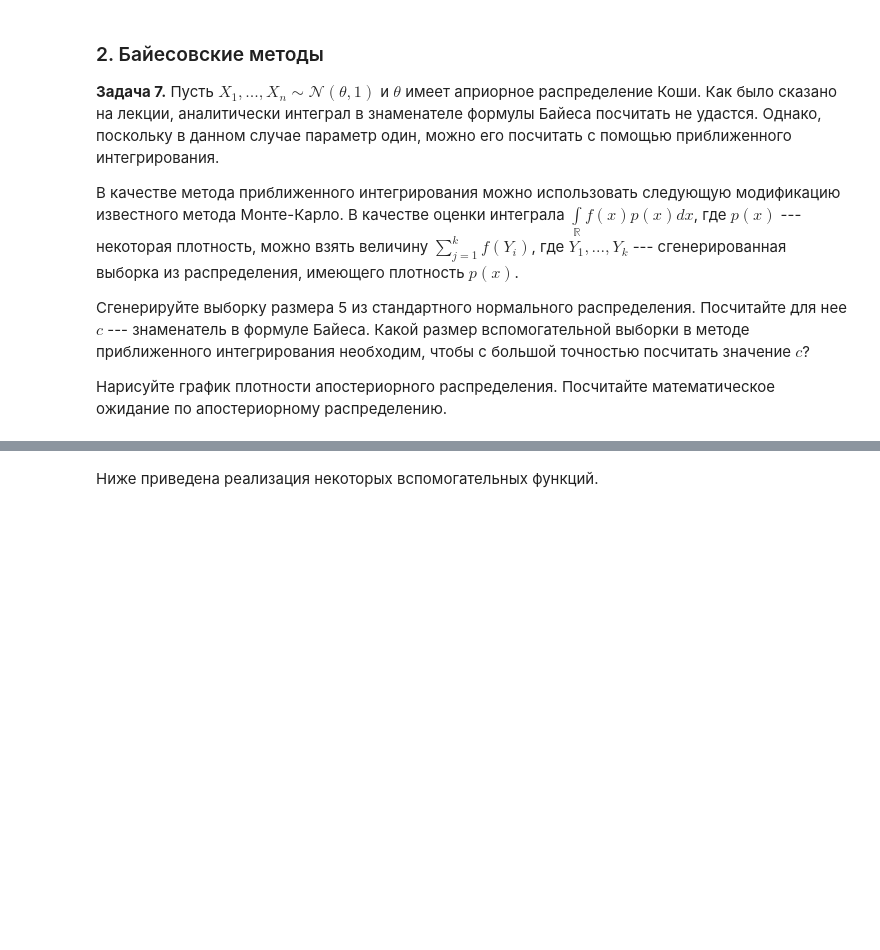
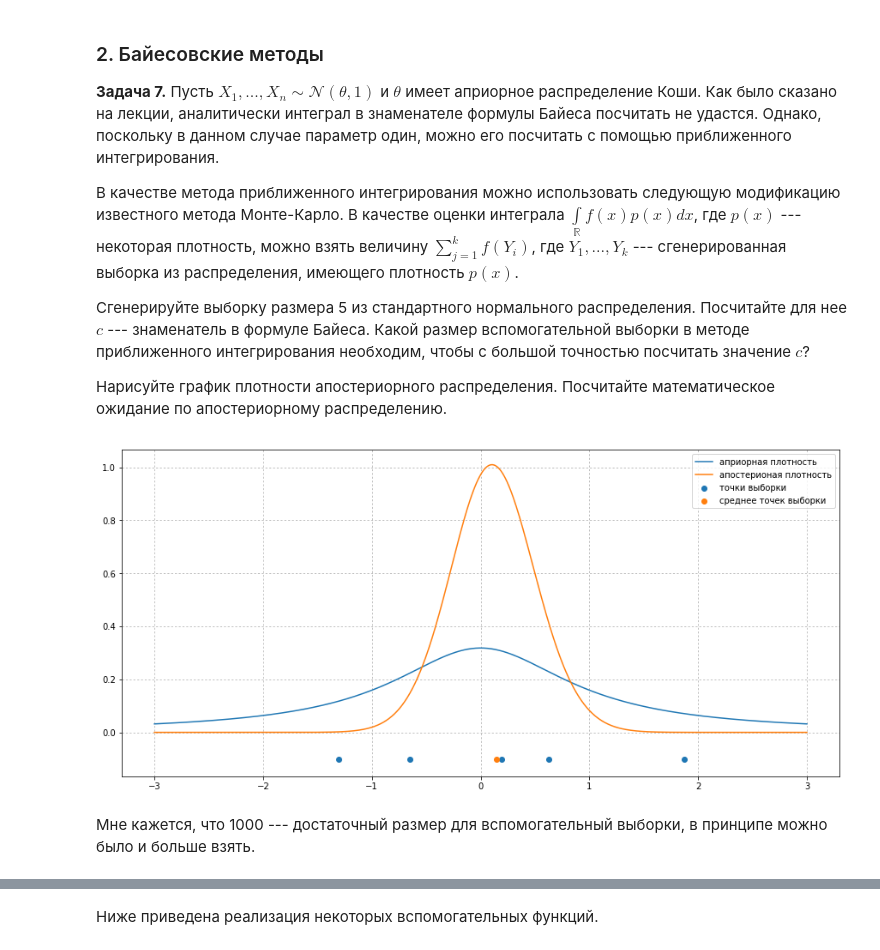
Before and after one commit to heorhii-bolotov/MIPT-Statistics, a Jupyter notebook: 4/4.30.ipynb, the cells around one changed output, grey strips where cells are left out. Cells and saved outputs as stored; diff of their text form; code cells hidden in the pictures; blank space fills up the shorter version.

```diff
--- a/4/4.30.ipynb
+++ b/4/4.30.ipynb
@@ -497,6 +512,24 @@ KS-stat: 0.115
 Сгенерируйте выборку размера 5 из стандартного нормального распределения. Посчитайте для нее $c$ --- знаменатель в формуле Байеса. Какой размер вспомогательной выборки в методе приближенного интегрирования необходим, чтобы с большой точностью посчитать значение $c$?
 
 Нарисуйте график плотности апостериорного распределения. Посчитайте математическое ожидание по апостериорному распределению.
+# %%
+xs = sps.norm.rvs(size=5)
+ys = sps.cauchy.rvs(size=1000)
+знаменатель = sps.norm(loc=ys[:, np.newaxis]).pdf(xs[np.newaxis, :]).prod(axis=1).mean()
+
+plt.figure(figsize=(15, 7))
+grid = np.linspace(-3, 3, 1000)
+plt.plot(grid, sps.cauchy.pdf(grid), label='априорная плотность')
+plt.plot(grid, sps.cauchy.pdf(grid) * sps.norm(loc=grid[:, np.newaxis]).pdf(xs[np.newaxis, :]).prod(axis=1) / знаменатель, label='апостерионая плотность')
+plt.scatter(xs, [-0.1] * 5, label='точки выборки')
+plt.scatter(xs.mean(), -0.1, label='среднее точек выборки')
+plt.legend()
+plt.grid(ls=':')
+plt.show()
+# %% [output]
+[figure, added]
+# %% [markdown]
+Мне кажется, что 1000 --- достаточный размер для вспомогательный выборки, в принципе можно было и больше взять.
 # %% [markdown]
 **Задача 8.** Рассмотрим схему испытаний Бернулли (т.е. броски монет) с вероятностью успеха $p$.
 
```
Also changed, not shown: parts of 18 cells of this notebook, 3 other files.
